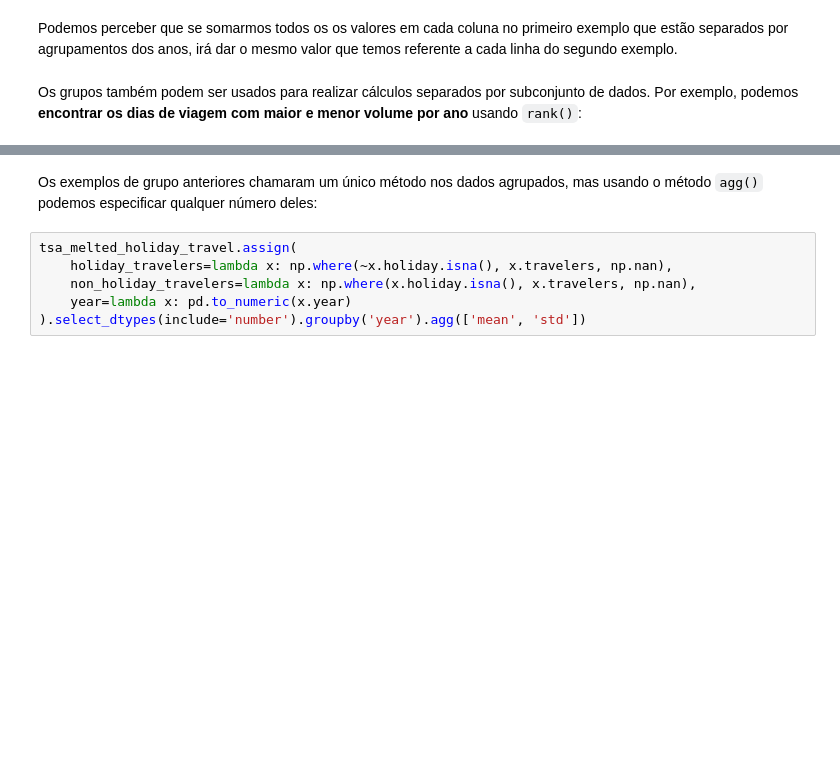
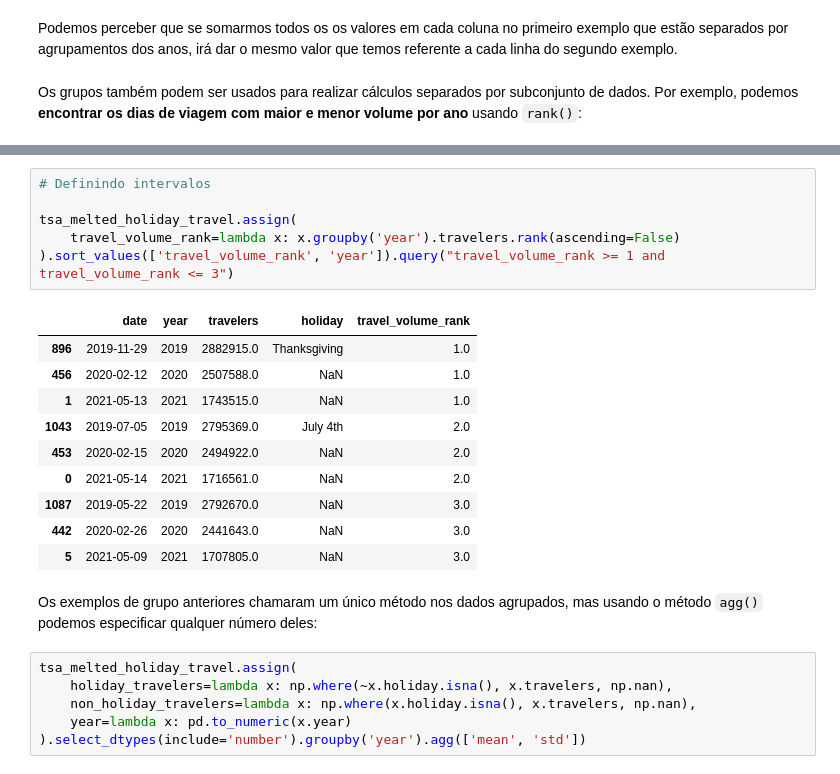
Before and after one commit to nicolas1707/pandas-workshop, a Jupyter notebook: notebooks/Anotações.ipynb, the cells around one changed output, grey strips where cells are left out. Cells and saved outputs as stored; diff of their text form; blank space fills up the shorter version.

```diff
--- a/notebooks/Anotações.ipynb
+++ b/notebooks/Anotações.ipynb
@@ -510,3 +987,20 @@ tsa_melted_holiday_travel_ranked[96:99]
+# %%
+# Definindo intervalos
+
+tsa_melted_holiday_travel.assign(
+    travel_volume_rank=lambda x: x.groupby('year').travelers.rank(ascending=False)
+).sort_values(['travel_volume_rank', 'year']).query("travel_volume_rank >= 1 and travel_volume_rank <= 3")
+# %% [output]
+|  | date | year | travelers | holiday | travel_volume_rank |
+| 896 | 2019-11-29 | 2019 | 2882915.0 | Thanksgiving | 1.0 |
+| 456 | 2020-02-12 | 2020 | 2507588.0 | NaN | 1.0 |
+| 1 | 2021-05-13 | 2021 | 1743515.0 | NaN | 1.0 |
+| 1043 | 2019-07-05 | 2019 | 2795369.0 | July 4th | 2.0 |
+| 453 | 2020-02-15 | 2020 | 2494922.0 | NaN | 2.0 |
+| 0 | 2021-05-14 | 2021 | 1716561.0 | NaN | 2.0 |
+| 1087 | 2019-05-22 | 2019 | 2792670.0 | NaN | 3.0 |
+| 442 | 2020-02-26 | 2020 | 2441643.0 | NaN | 3.0 |
+| 5 | 2021-05-09 | 2021 | 1707805.0 | NaN | 3.0 |
 # %% [markdown]
 Os exemplos de grupo anteriores chamaram um único método nos dados agrupados, mas usando o método `agg()` podemos especificar qualquer número deles:
 # %%
```
Also changed, not shown: parts of 66 cells of this notebook.
